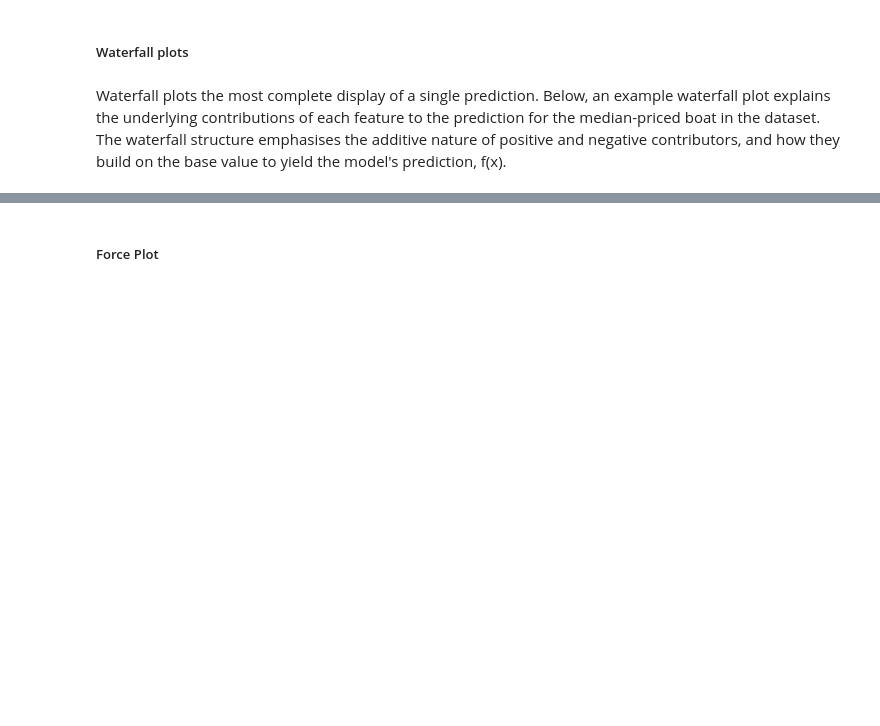
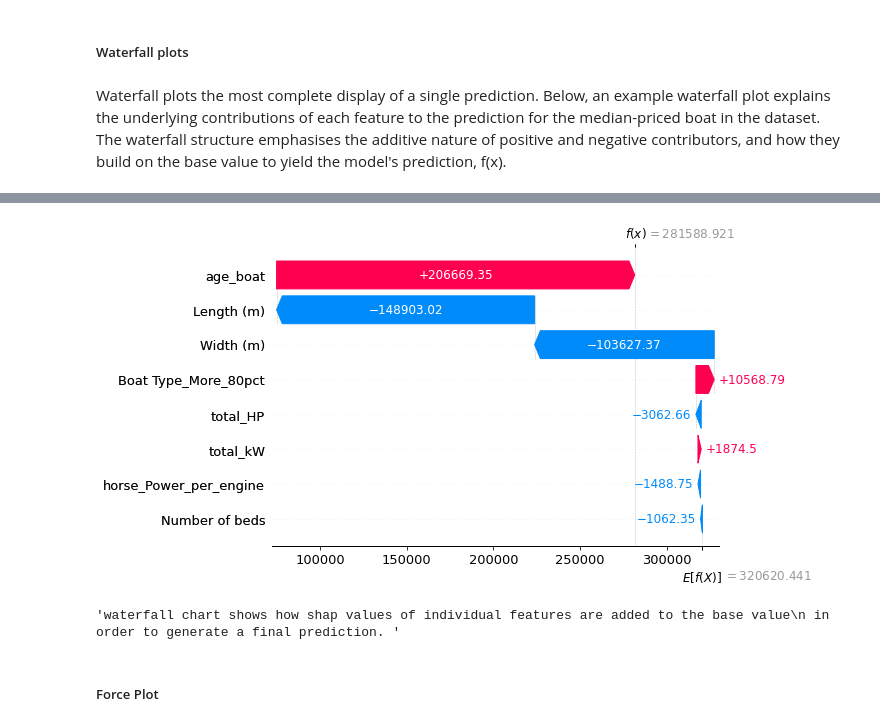
Before and after one commit to lovedatascience1/AcademyPublic, a Jupyter notebook: Boats_v1.ipynb, the cells around one changed output, grey strips where cells are left out. Saved outputs shown, nothing was run; the diff lists cells and outputs as text; code cells hidden in the pictures; blank space fills up the shorter version.

```diff
--- a/Boats_v1.ipynb
+++ b/Boats_v1.ipynb
@@ -2361,4 +2487,4 @@ explainer = shap.TreeExplainer(base_model)
 # %% [markdown]
 3. Generate SHAP values for data examples using the explainer object.
 # %%
-shap_values = explainer.shap_values(X_train)
+shap_values = explainer.shap_values(X_train[boruta_sel])
@@ -2391,11 +2546,11 @@ Image('Regression_continuous_SHAP.PNG', width=700)
 
 
 Explaining predictions for individual instances of the data is referred to as local interpretability. SHAP explains how individual predictions are arrived at in terms of contributions from each of the model's input variables. This is a highly intuitive approach that produces simple but informative outputs.
+# %%
+X_train = X_train_boruta
 # %%
 sample_idx= 0
 
-explainer = shap.TreeExplainer(base_model)
-shap_values = explainer.shap_values(X_train)
 
 print("Real Value : ", Y_train[0])
 print("Base value : ", np.mean(Y_train))
@@ -2417,11 +2584,12 @@ build on the base value to yield the model's prediction, f(x).
 # %%
 shap.initjs()
 
-shap_values = explainer(X_train)
+shap.plots._waterfall.waterfall_legacy(explainer.expected_value[0],
+                                       shap_values[0],
+                                       #max_display=10,
+                                        show=True,
+                                       feature_names=X_train.columns)
 
-shap.plots.waterfall(shap_values[0],
-                     max_display=10,
-                     show=True)
-#plt.show()
 '''waterfall chart shows how shap values of individual features are added to the base value
  in order to generate a final prediction. '''
+# %% [output]
@@ -2428,3 +2597,5 @@ shap.plots.waterfall(shap_values[0],
+[figure, added]
+'waterfall chart shows how shap values of individual features are added to the base value\n in order to generate a final prediction. '
 # %% [markdown]
 ##### Force Plot
 # %% [markdown]
```
Also changed, not shown: parts of 25 cells of this notebook.
